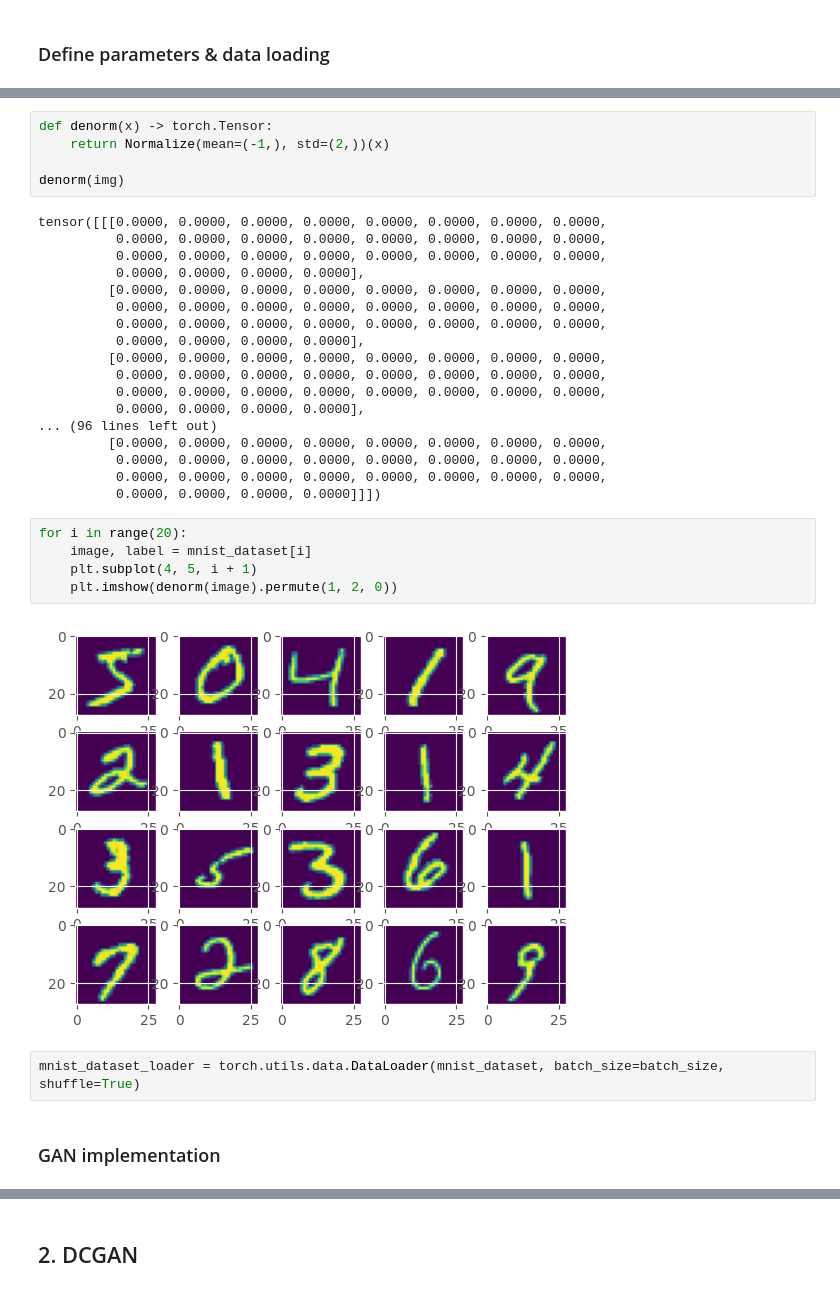
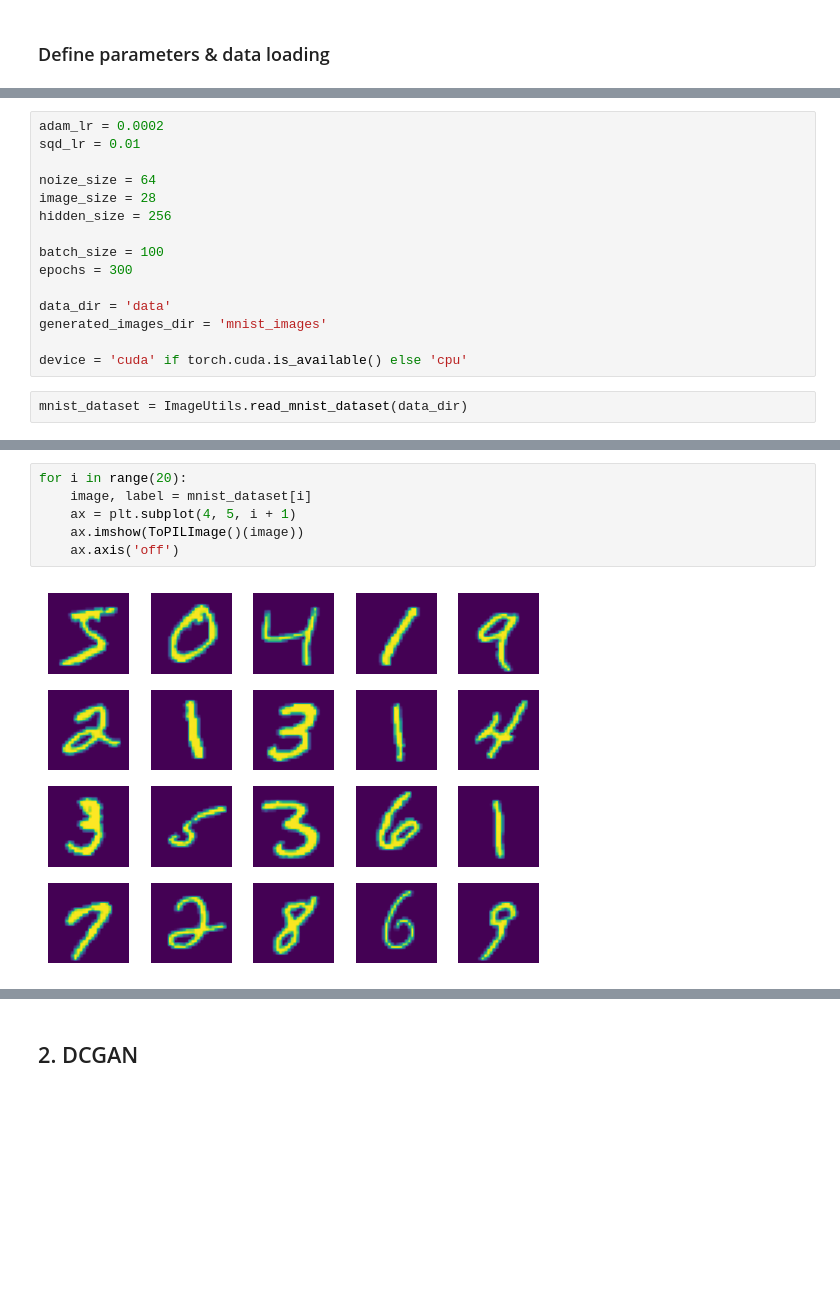
Before and after one commit to artvopilov/itmo_generative_adversarial_networks, a Jupyter notebook: notebooks/gan_dcgan.ipynb, the cells around one changed output, grey strips where cells are left out. Cells and saved outputs as stored; diff of their text form; blank space fills up the shorter version.

```diff
--- a/notebooks/gan_dcgan.ipynb
+++ b/notebooks/gan_dcgan.ipynb
@@ -93,2 +64,19 @@ mnist_dataset = MNIST(
+# %%
+adam_lr = 0.0002
+sqd_lr = 0.01
+
+noize_size = 64
+image_size = 28
+hidden_size = 256
+
+batch_size = 100
+epochs = 300
+
+data_dir = 'data'
+generated_images_dir = 'mnist_images'
+
+device = 'cuda' if torch.cuda.is_available() else 'cpu'
+# %%
+mnist_dataset = ImageUtils.read_mnist_dataset(data_dir)
 # %%
 img, label = mnist_dataset[0]
@@ -107,34 +93,8 @@ Label:  5
-# %%
-def denorm(x) -> torch.Tensor:
-    return Normalize(mean=(-1,), std=(2,))(x)
-
-denorm(img)
-# %% [output]
-tensor([[[0.0000, 0.0000, 0.0000, 0.0000, 0.0000, 0.0000, 0.0000, 0.0000,
-          0.0000, 0.0000, 0.0000, 0.0000, 0.0000, 0.0000, 0.0000, 0.0000,
-          0.0000, 0.0000, 0.0000, 0.0000, 0.0000, 0.0000, 0.0000, 0.0000,
-          0.0000, 0.0000, 0.0000, 0.0000],
-         [0.0000, 0.0000, 0.0000, 0.0000, 0.0000, 0.0000, 0.0000, 0.0000,
-          0.0000, 0.0000, 0.0000, 0.0000, 0.0000, 0.0000, 0.0000, 0.0000,
-          0.0000, 0.0000, 0.0000, 0.0000, 0.0000, 0.0000, 0.0000, 0.0000,
-          0.0000, 0.0000, 0.0000, 0.0000],
-         [0.0000, 0.0000, 0.0000, 0.0000, 0.0000, 0.0000, 0.0000, 0.0000,
-          0.0000, 0.0000, 0.0000, 0.0000, 0.0000, 0.0000, 0.0000, 0.0000,
-          0.0000, 0.0000, 0.0000, 0.0000, 0.0000, 0.0000, 0.0000, 0.0000,
-          0.0000, 0.0000, 0.0000, 0.0000],
-... (96 lines left out)
-         [0.0000, 0.0000, 0.0000, 0.0000, 0.0000, 0.0000, 0.0000, 0.0000,
-          0.0000, 0.0000, 0.0000, 0.0000, 0.0000, 0.0000, 0.0000, 0.0000,
-          0.0000, 0.0000, 0.0000, 0.0000, 0.0000, 0.0000, 0.0000, 0.0000,
-          0.0000, 0.0000, 0.0000, 0.0000]]])
 # %%
 for i in range(20):
     image, label = mnist_dataset[i]
-    plt.subplot(4, 5, i + 1)
-    plt.imshow(denorm(image).permute(1, 2, 0))
+    ax = plt.subplot(4, 5, i + 1)
+    ax.imshow(ToPILImage()(image))
+    ax.axis('off')
 # %% [output]
-[figure, old version]
+[figure, new version]
-# %%
-mnist_dataset_loader = torch.utils.data.DataLoader(mnist_dataset, batch_size=batch_size, shuffle=True)
-# %% [markdown]
-### GAN implementation
```
Also changed, not shown: parts of 44 cells of this notebook, 5 other files.
